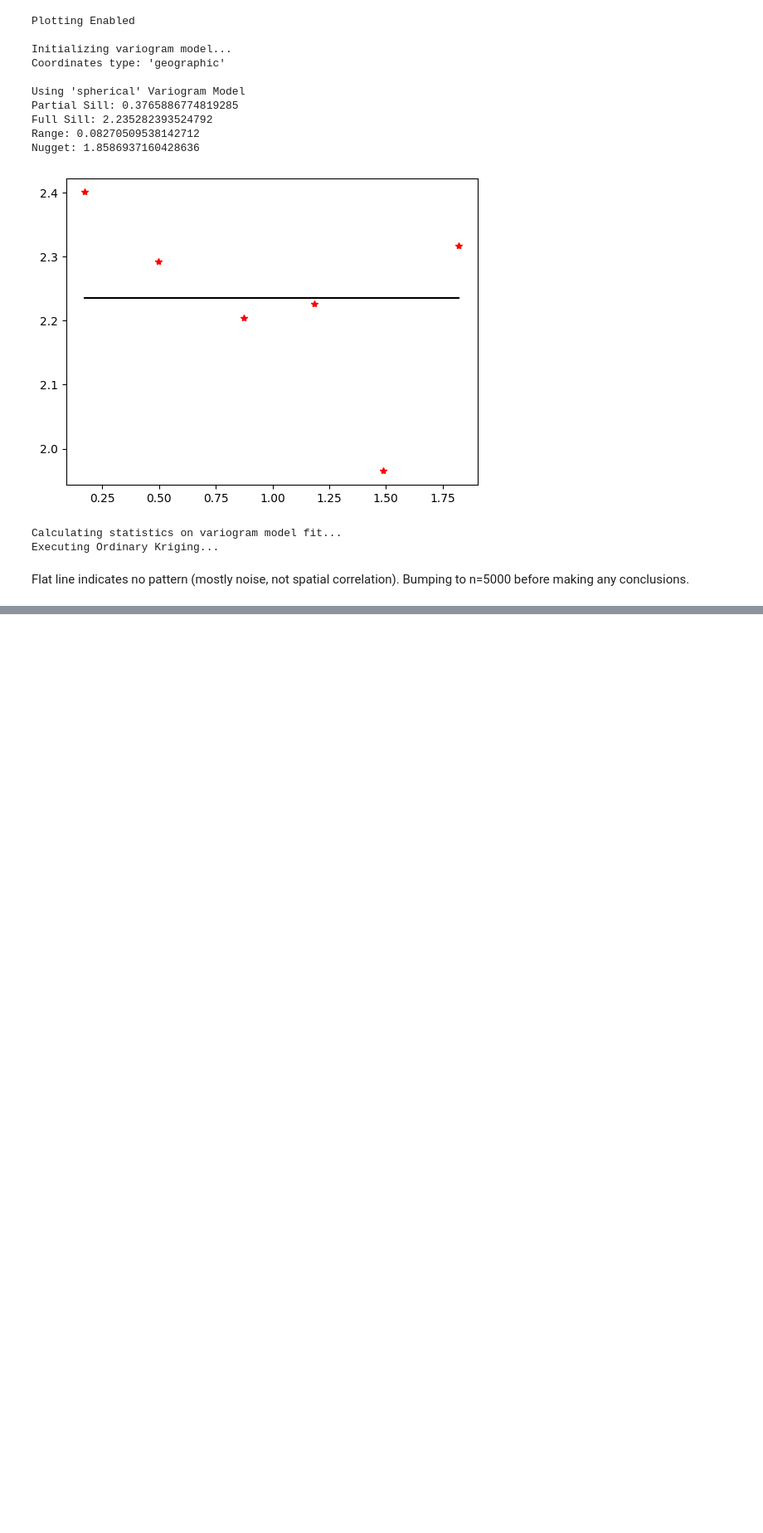
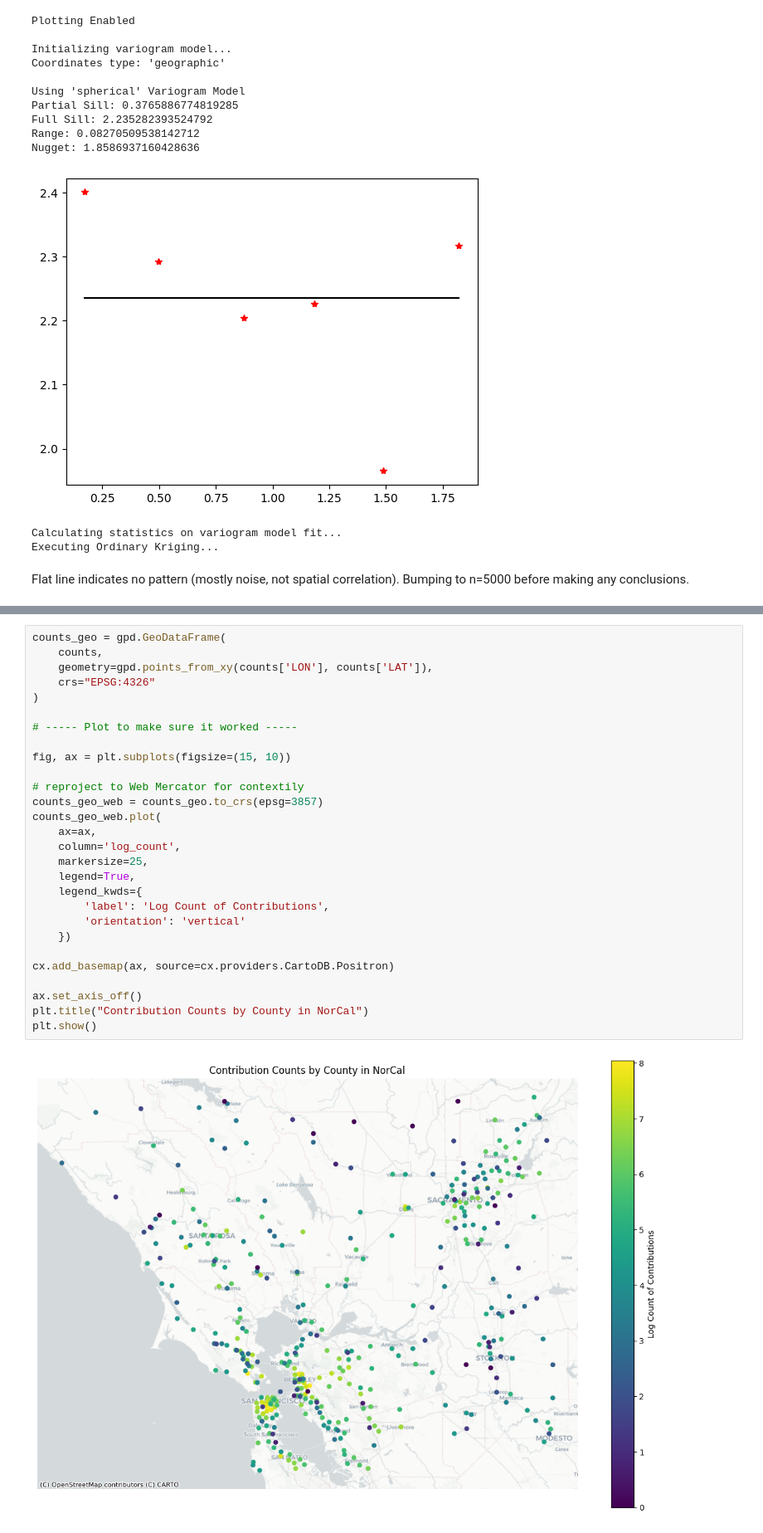
Before and after one commit to kennethgu/stats305c-project, a Jupyter notebook: milestone3/replication.ipynb, the cells around one changed output, grey strips where cells are left out. Shown at 83% size. Drawn from its saved outputs; the diff is of its cells as text; blank space fills up the shorter version.

```diff
--- a/milestone3/replication.ipynb
+++ b/milestone3/replication.ipynb
@@ -318,0 +339,30 @@ Verdict: Donation *amount* is not exhibiting spatial structure. Considering *cou
+# %%
+counts_geo = gpd.GeoDataFrame(
+    counts,
+    geometry=gpd.points_from_xy(counts['LON'], counts['LAT']),
+    crs="EPSG:4326"
+)
+
+# ----- Plot to make sure it worked -----
+
+fig, ax = plt.subplots(figsize=(15, 10))
+
+# reproject to Web Mercator for contextily
+counts_geo_web = counts_geo.to_crs(epsg=3857)
+counts_geo_web.plot(
+    ax=ax,
+    column='log_count',
+    markersize=25,
+    legend=True,
+    legend_kwds={
+        'label': 'Log Count of Contributions',
+        'orientation': 'vertical'
+    })
+
+cx.add_basemap(ax, source=cx.providers.CartoDB.Positron)
+
+ax.set_axis_off()
+plt.title("Contribution Counts by County in NorCal")
+plt.show()
+# %% [output]
+[figure, added]
```
Also changed, not shown: parts of 16 cells of this notebook.
